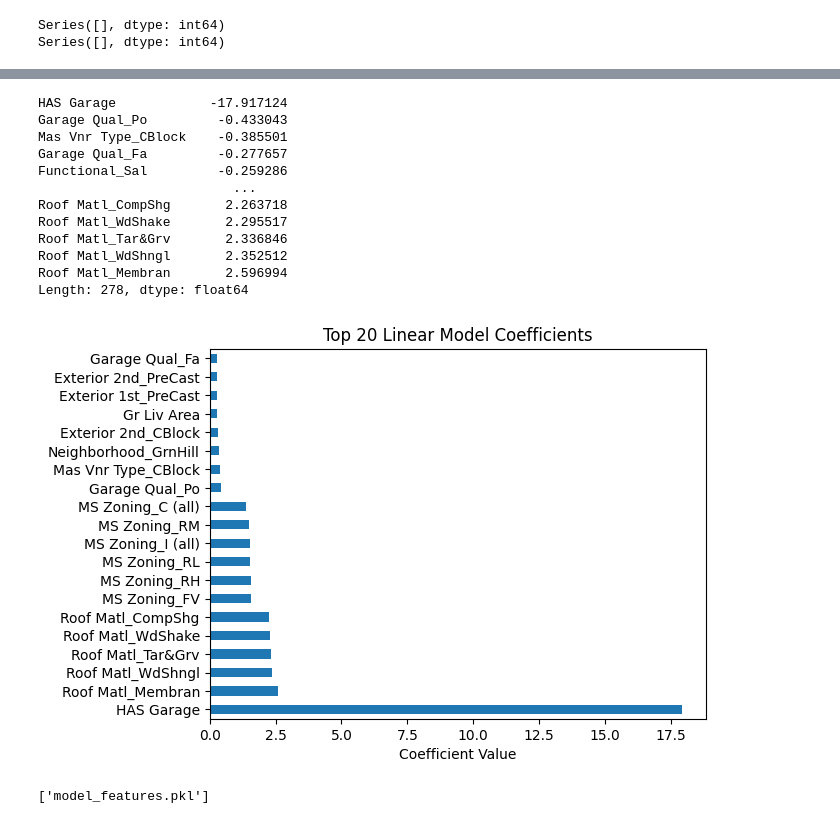
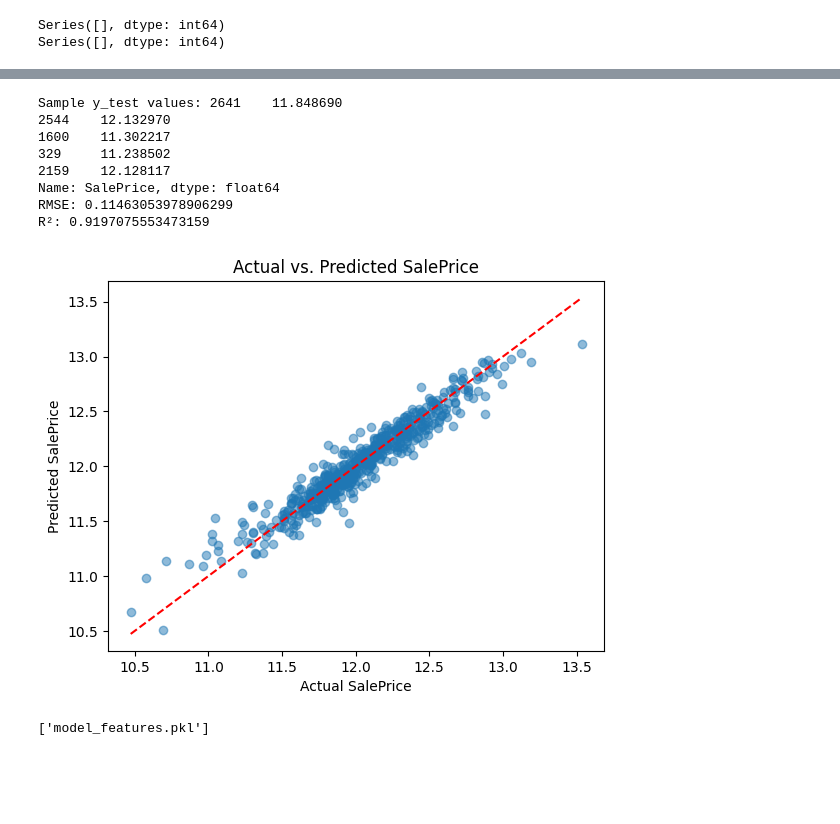
Before and after one commit to amoustadraf/housing-price, a Jupyter notebook: main.ipynb, the cells around one changed output, grey strips where cells are left out. Drawn from its saved outputs; the diff is of its cells as text; code cells hidden in the pictures; blank space fills up the shorter version.

Commit message:
Adding Streamlit for predictions

```diff
--- a/main.ipynb
+++ b/main.ipynb
@@ -371,23 +335,0 @@ R²: -30.667725811489944
-# %%
-coeffs = pd.Series(lr_model.coef_, index=X_train.columns).sort_values()
-print(coeffs)
-
-# Optional: plot top 20 by absolute value
-coeffs.abs().sort_values(ascending=False).head(20).plot(kind='barh')
-plt.title('Top 20 Linear Model Coefficients')
-plt.xlabel('Coefficient Value')
-plt.show()
-# %% [output]
-HAS Garage            -17.917124
-Garage Qual_Po         -0.433043
-Mas Vnr Type_CBlock    -0.385501
-Garage Qual_Fa         -0.277657
-Functional_Sal         -0.259286
-                         ...
-Roof Matl_CompShg       2.263718
-Roof Matl_WdShake       2.295517
-Roof Matl_Tar&Grv       2.336846
-Roof Matl_WdShngl       2.352512
-Roof Matl_Membran       2.596994
-Length: 278, dtype: float64
-[figure, removed]
@@ -394,3 +354,39 @@ Length: 278, dtype: float64
+# %%
+from xgboost import XGBRegressor
+from sklearn.metrics import mean_squared_error, r2_score
+
+# 1. Train the model
+lr_model = XGBRegressor(random_state=42) # creates an empty XGBRegressor model, not trained
+lr_model.fit(X_train, y_train) # we train the model using training data (X_train and y_train) (model learns the pattern and tries to find the best line that fits the data
+lr_model.score(X_test, y_test)
+
+# 2. Predict
+y_pred = lr_model.predict(X_test) # use the trained model to make predicitons on the new data (X_test) to get an estimate of what the y values should be
+
+# 3. Evaluate
+rmse = np.sqrt(mean_squared_error(y_test, y_pred)) # we compare the model's predicitons (y_pred) with the actual values (y_test) to calculate the Root Mean Squared Error (RMSE) the smaller it is the better
+r2 = r2_score(y_test, y_pred)
+
+print("Sample y_test values:", y_test.head()) #added
+print("RMSE:", rmse)
+print("R²:", r2)
+
+plt.scatter(y_test, y_pred, alpha=0.5)
+plt.xlabel("Actual SalePrice")
+plt.ylabel("Predicted SalePrice")
+plt.title("Actual vs. Predicted SalePrice")
+plt.plot([y_test.min(), y_test.max()], [y_test.min(), y_test.max()], color='red', linestyle='--')  # perfect prediction line
+plt.show()
+# %% [output]
+Sample y_test values: 2641    11.848690
+2544    12.132970
+1600    11.302217
+329     11.238502
+2159    12.128117
+Name: SalePrice, dtype: float64
+RMSE: 0.11463053978906299
+R²: 0.9197075553473159
+[figure, added]
 # %%
 import joblib
 
```
Also changed, not shown: parts of 12 cells of this notebook, 5 other files.
